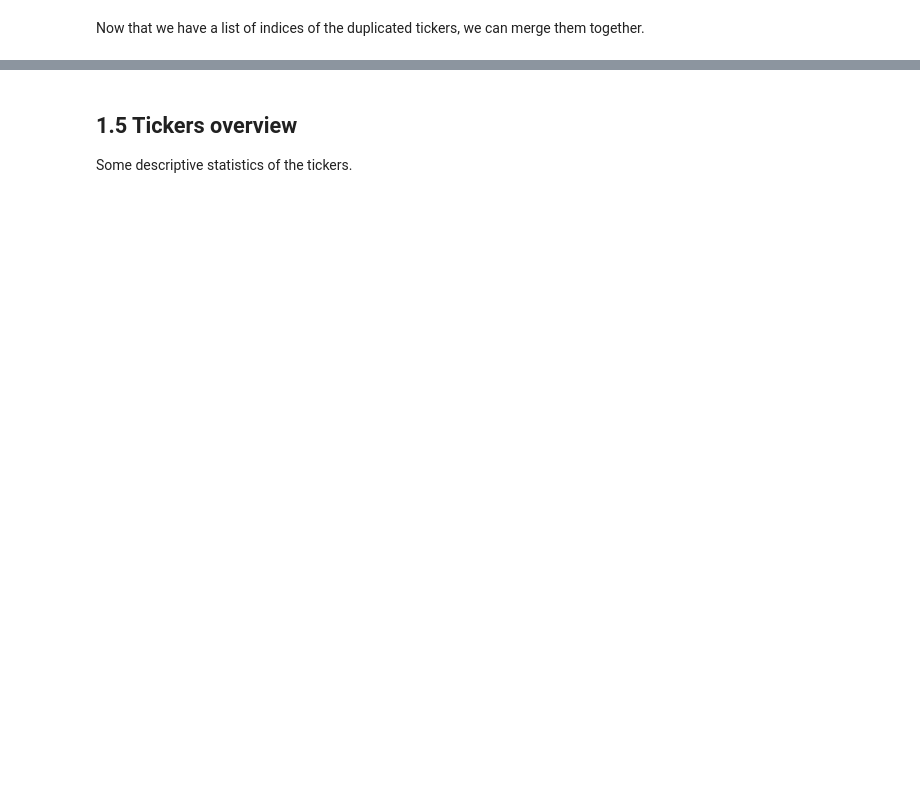
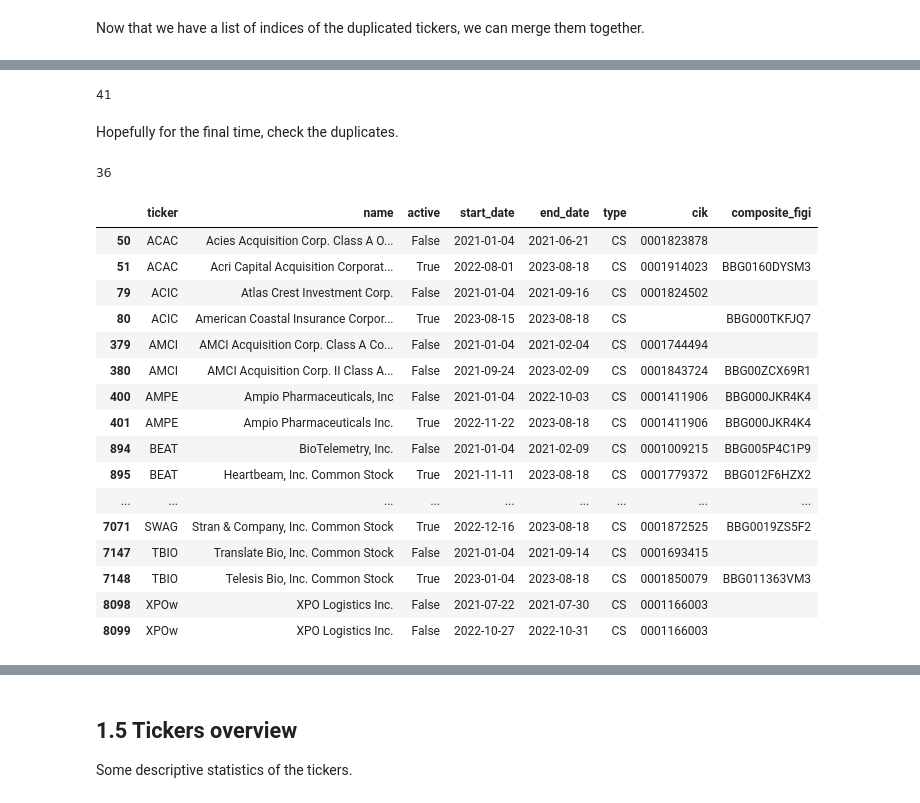
Before and after one commit to shinathan/QSExtended, a Jupyter notebook: data_import/polygon/1_get_tickers.ipynb, the cells around one changed output, grey strips where cells are left out. Saved outputs shown, nothing was run; the diff lists cells and outputs as text; code cells hidden in the pictures; blank space fills up the shorter version.

```diff
--- a/data_import/polygon/1_get_tickers.ipynb
+++ b/data_import/polygon/1_get_tickers.ipynb
@@ -1299,0 +1349,4 @@ tickers_all[tickers_all["ticker"] == "NXU"]
+# %%
+# Removing tickers with one day
+tickers_all = tickers_all[(tickers_all["end_date"] - tickers_all["start_date"]) > timedelta(days=0)]
+len(tickers_all)
@@ -1299,0 +1357,6 @@ tickers_all[tickers_all["ticker"] == "NXU"]
+# %%
+duplicated = tickers_all[tickers_all["ticker"].duplicated(keep=False)]
+print(len(duplicated["ticker"].unique()))
+pd.set_option('display.max_rows', None)
+
+(duplicated.drop(columns="last_updated_utc")).head(5)
@@ -1299,0 +1373,17 @@ tickers_all[tickers_all["ticker"] == "NXU"]
+# %%
+indices_to_remove = []
+for index, row in tickers_all.iterrows():
+    ticker = row["ticker"]
+    start_date = row["start_date"]
+    end_date = row["end_date"]
+    bars = pd.DataFrame(client.get_aggs(ticker = ticker, multiplier = 1, timespan = "day", from_ = start_date, to = end_date, limit=50000))
+    if bars.empty:
+        print(ticker)
+        print(start_date)
+        print(end_date)
+        indices_to_remove.append(index)
+    else:
+        bars["timestamp"] = pd.to_datetime(bars["timestamp"], unit="ms").dt.date
+        bars.rename(columns = {"timestamp": "date"}, inplace=True)
+        bars.set_index("date", inplace=True)
+        bars.to_csv(DATA_PATH + f"/raw/d1/{ticker}.csv")
@@ -1299,0 +1429,33 @@ tickers_all[tickers_all["ticker"] == "NXU"]
+# %%
+# Removing empty tickers
+print(len(indices_to_remove))
+tickers_all = tickers_all.drop(index=indices_to_remove)
+# %% [output]
+41
+# %% [markdown]
+Hopefully for the final time, check the duplicates.
+# %%
+duplicated = tickers_all[tickers_all["ticker"].duplicated(keep=False)]
+print(len(duplicated["ticker"].unique()))
+pd.set_option('display.max_rows', None)
+
+(duplicated.drop(columns="last_updated_utc"))
+# %% [output]
+36
+|  | ticker | name | active | start_date | end_date | type | cik | composite_figi |
+| 50 | ACAC | Acies Acquisition Corp. Class A O... | False | 2021-01-04 | 2021-06-21 | CS | 0001823878 |  |
+| 51 | ACAC | Acri Capital Acquisition Corporat... | True | 2022-08-01 | 2023-08-18 | CS | 0001914023 | BBG0160DYSM3 |
+| 79 | ACIC | Atlas Crest Investment Corp. | False | 2021-01-04 | 2021-09-16 | CS | 0001824502 |  |
+| 80 | ACIC | American Coastal Insurance Corpor... | True | 2023-08-15 | 2023-08-18 | CS |  | BBG000TKFJQ7 |
+| 379 | AMCI | AMCI Acquisition Corp. Class A Co... | False | 2021-01-04 | 2021-02-04 | CS | 0001744494 |  |
+| 380 | AMCI | AMCI Acquisition Corp. II Class A... | False | 2021-09-24 | 2023-02-09 | CS | 0001843724 | BBG00ZCX69R1 |
+| 400 | AMPE | Ampio Pharmaceuticals, Inc | False | 2021-01-04 | 2022-10-03 | CS | 0001411906 | BBG000JKR4K4 |
+| 401 | AMPE | Ampio Pharmaceuticals Inc. | True | 2022-11-22 | 2023-08-18 | CS | 0001411906 | BBG000JKR4K4 |
+| 894 | BEAT | BioTelemetry, Inc. | False | 2021-01-04 | 2021-02-09 | CS | 0001009215 | BBG005P4C1P9 |
+| 895 | BEAT | Heartbeam, Inc. Common Stock | True | 2021-11-11 | 2023-08-18 | CS | 0001779372 | BBG012F6HZX2 |
+| ... | ... | ... | ... | ... | ... | ... | ... | ... |
+| 7071 | SWAG | Stran & Company, Inc. Common Stock | True | 2022-12-16 | 2023-08-18 | CS | 0001872525 | BBG0019ZS5F2 |
+| 7147 | TBIO | Translate Bio, Inc. Common Stock | False | 2021-01-04 | 2021-09-14 | CS | 0001693415 |  |
+| 7148 | TBIO | Telesis Bio, Inc. Common Stock | True | 2023-01-04 | 2023-08-18 | CS | 0001850079 | BBG011363VM3 |
+| 8098 | XPOw | XPO Logistics Inc. | False | 2021-07-22 | 2021-07-30 | CS | 0001166003 |  |
+| 8099 | XPOw | XPO Logistics Inc. | False | 2022-10-27 | 2022-10-31 | CS | 0001166003 |  |
```
Also changed, not shown: parts of 47 cells of this notebook.
